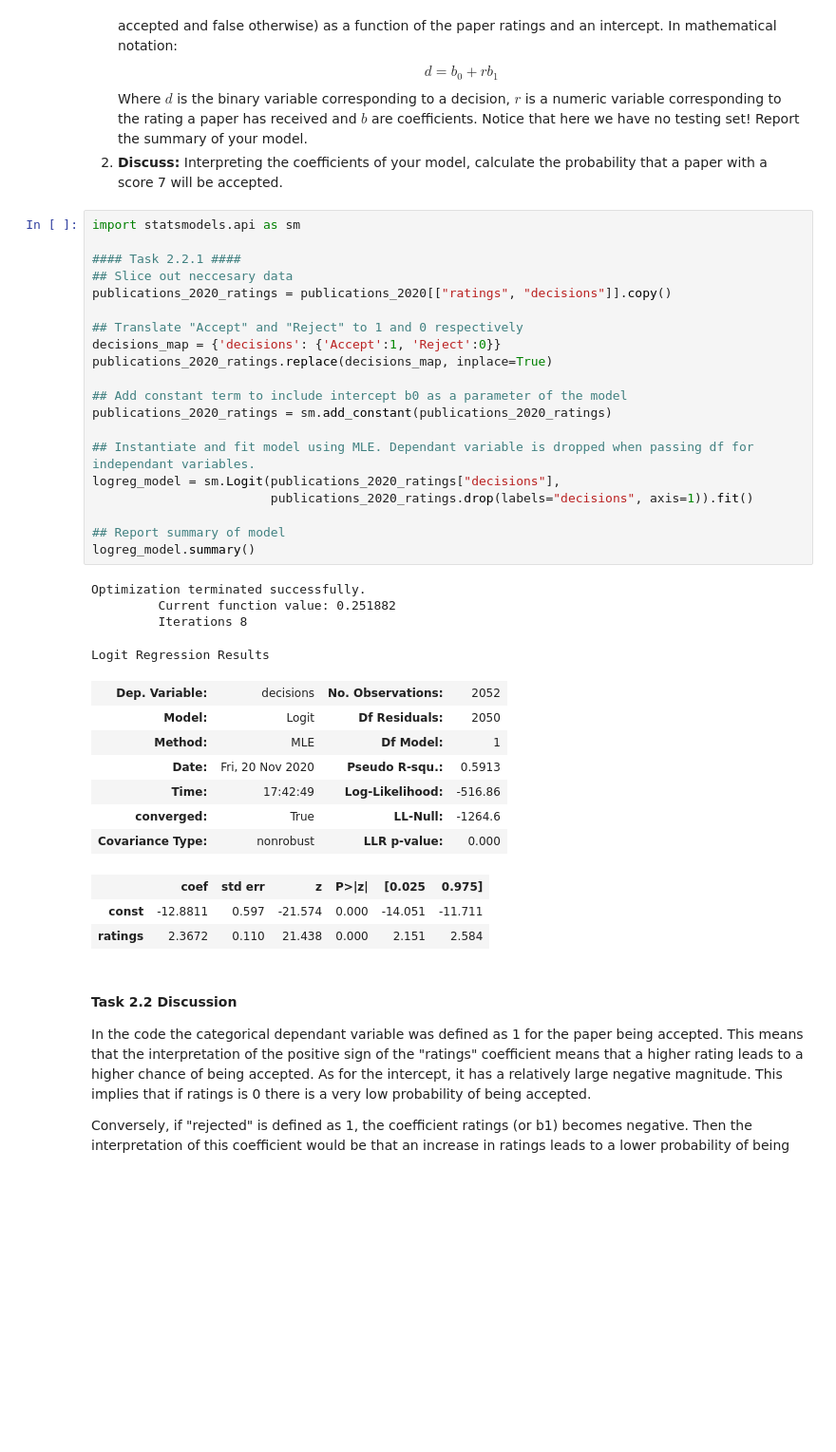
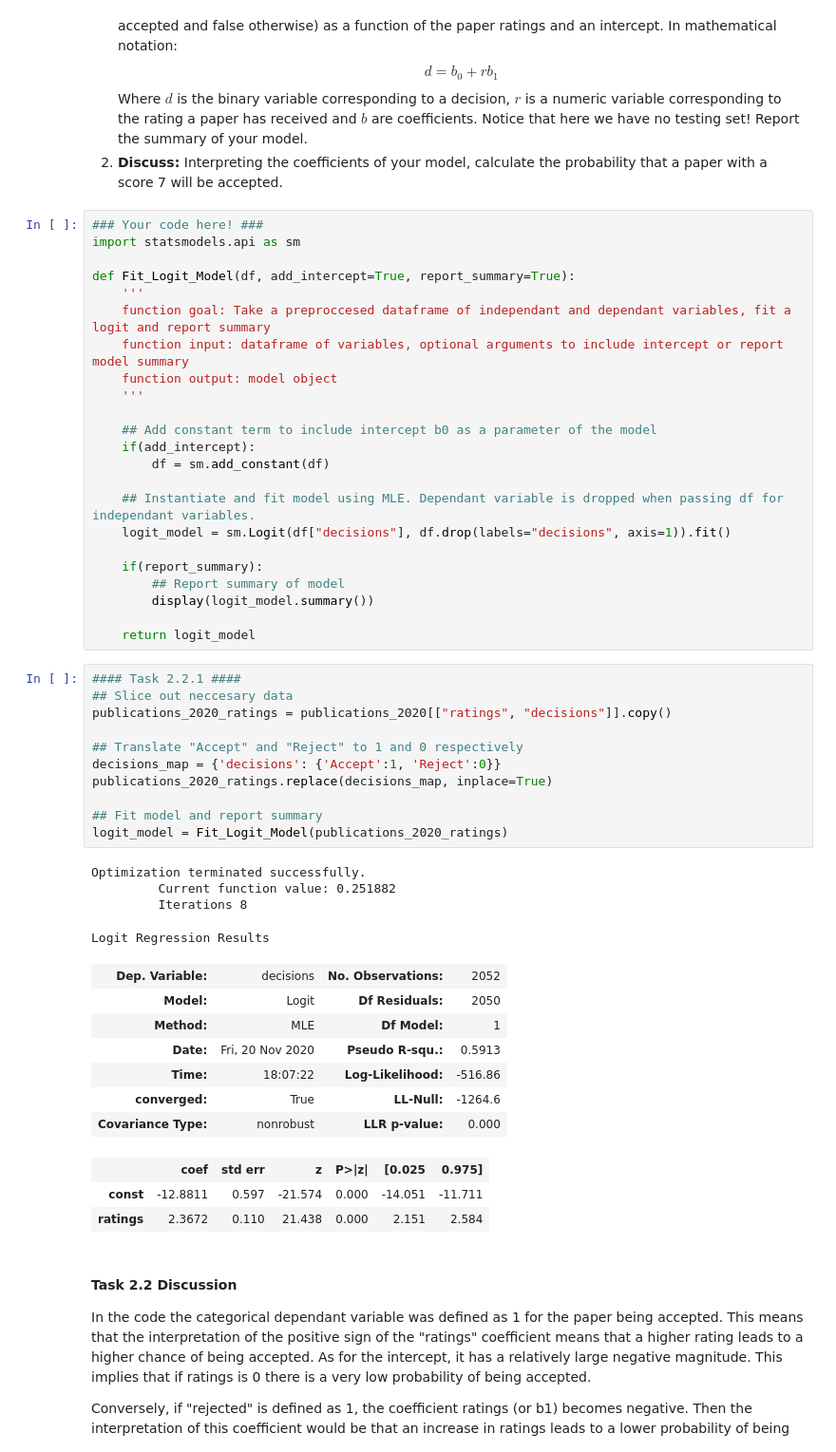
Before and after one commit to dust629/ada2020_teamwork, a Jupyter notebook: hw2.ipynb, the cells around one changed output. Shown at 95% size. Drawn from its saved outputs; the diff is of its cells as text; blank space fills up the shorter version.

```diff
--- a/hw2.ipynb
+++ b/hw2.ipynb
@@ -805,36 +820,50 @@ Where $d$ is the binary variable corresponding to a decision, $r$ is a numeric v
 Notice that here we have no testing set!
 Report the summary of your model.
 2. **Discuss:** Interpreting the coefficients of your model, calculate the probability that a paper with a score 7 will be accepted.
+# %%
+### Your code here! ###
+import statsmodels.api as sm
+
+def Fit_Logit_Model(df, add_intercept=True, report_summary=True):
+    '''
+    function goal: Take a preproccesed dataframe of independant and dependant variables, fit a logit and report summary
+    function input: dataframe of variables, optional arguments to include intercept or report model summary
+    function output: model object
+    '''
+
+    ## Add constant term to include intercept b0 as a parameter of the model
+    if(add_intercept):
+        df = sm.add_constant(df)
+
+    ## Instantiate and fit model using MLE. Dependant variable is dropped when passing df for independant variables.
+    logit_model = sm.Logit(df["decisions"], df.drop(labels="decisions", axis=1)).fit()
+
+    if(report_summary):
+        ## Report summary of model
+        display(logit_model.summary())
+
+    return logit_model
 # %%
-import statsmodels.api as sm
-
 #### Task 2.2.1 ####
 ## Slice out neccesary data
 publications_2020_ratings = publications_2020[["ratings", "decisions"]].copy()
 
 ## Translate "Accept" and "Reject" to 1 and 0 respectively
 decisions_map = {'decisions': {'Accept':1, 'Reject':0}}
 publications_2020_ratings.replace(decisions_map, inplace=True)
 
-## Add constant term to include intercept b0 as a parameter of the model
-publications_2020_ratings = sm.add_constant(publications_2020_ratings)
-
-## Instantiate and fit model using MLE. Dependant variable is dropped when passing df for independant variables.
-logreg_model = sm.Logit(publications_2020_ratings["decisions"],
-                        publications_2020_ratings.drop(labels="decisions", axis=1)).fit()
-
-## Report summary of model
-logreg_model.summary()
+## Fit model and report summary
+logit_model = Fit_Logit_Model(publications_2020_ratings)
 # %% [output]
 Optimization terminated successfully.
          Current function value: 0.251882
          Iterations 8
 Logit Regression Results
 | Dep. Variable: | decisions | No. Observations: | 2052 |
 | Model: | Logit | Df Residuals: | 2050 |
 | Method: | MLE | Df Model: | 1 |
 | Date: | Fri, 20 Nov 2020 | Pseudo R-squ.: | 0.5913 |
-| Time: | 17:42:49 | Log-Likelihood: | -516.86 |
+| Time: | 18:07:22 | Log-Likelihood: | -516.86 |
 | converged: | True | LL-Null: | -1264.6 |
 | Covariance Type: | nonrobust | LLR p-value: | 0.000 |
 |  | coef | std err | z | P>|z| | [0.025 | 0.975] |
```
Also changed, not shown: parts of 34 cells of this notebook, 2 other files.
